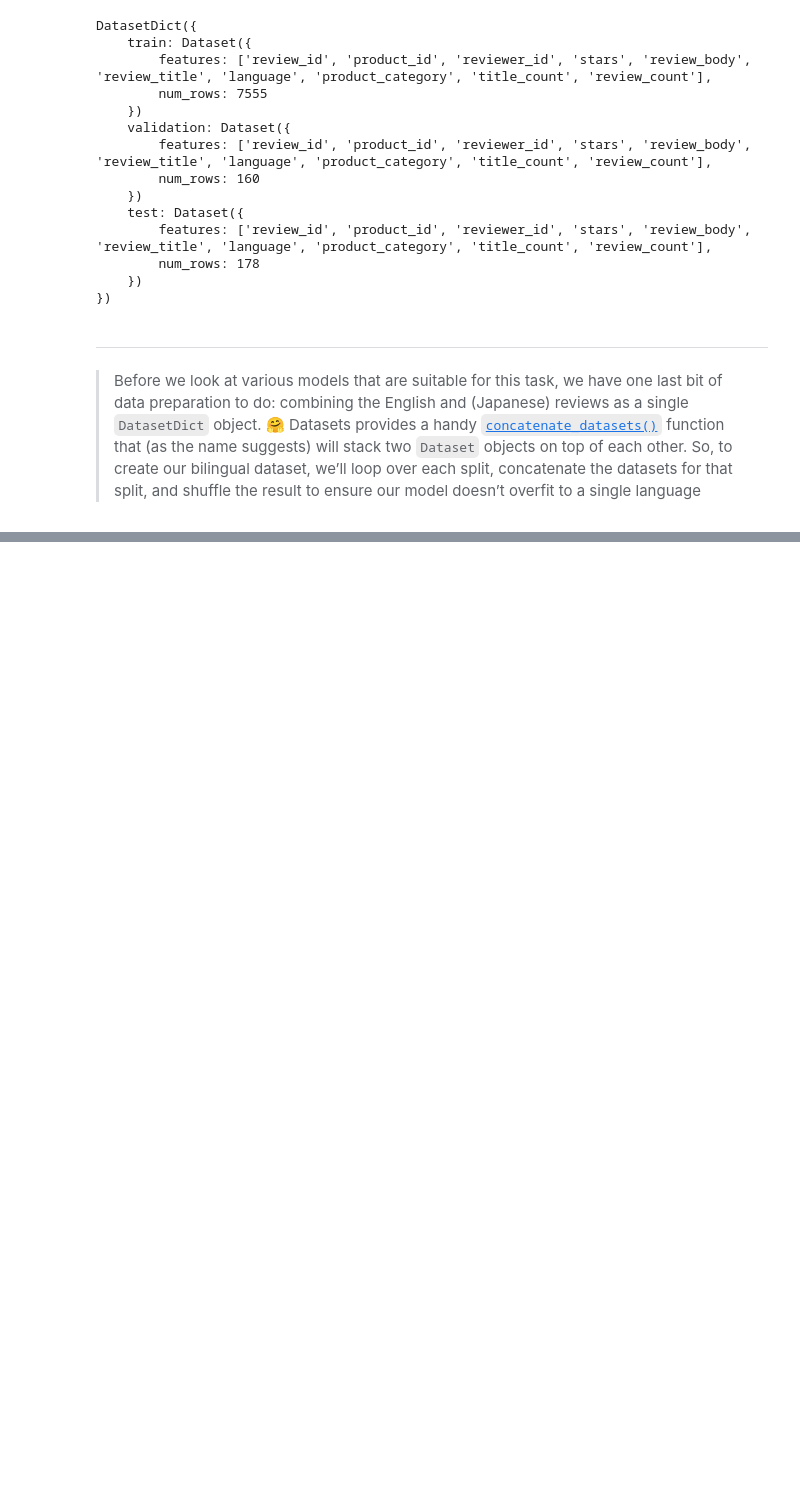
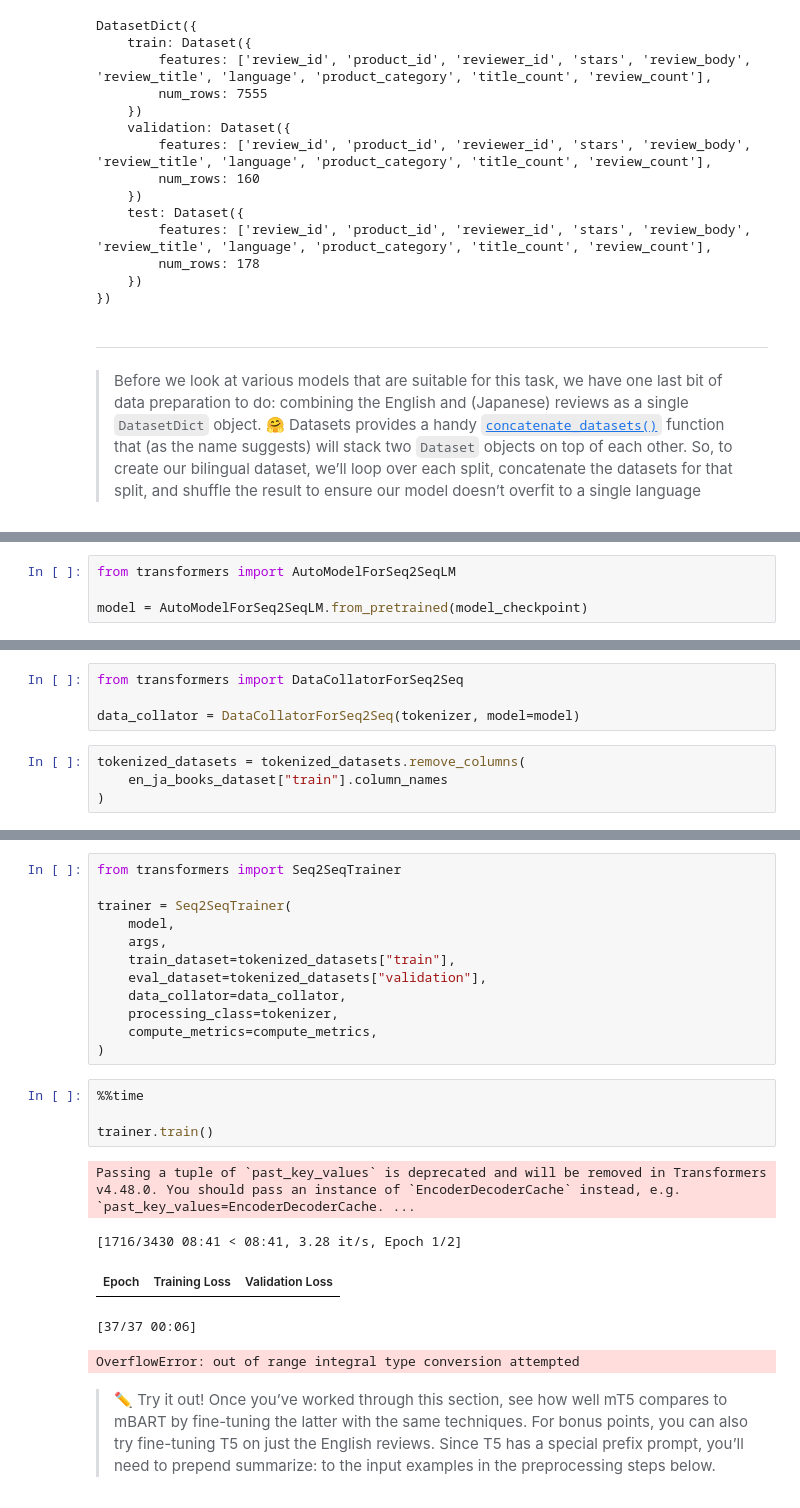
Before and after one commit to buruzaemon/hf-nlp-course, a Jupyter notebook: HF_NLP_Ch7_4_summarization.ipynb, the cells around one changed output, grey strips where cells are left out. Drawn from its saved outputs; the diff is of its cells as text; blank space fills up the shorter version.

```diff
--- a/HF_NLP_Ch7_4_summarization.ipynb
+++ b/HF_NLP_Ch7_4_summarization.ipynb
@@ -398,0 +557,4 @@ DatasetDict({
+# %%
+from transformers import AutoModelForSeq2SeqLM
+
+model = AutoModelForSeq2SeqLM.from_pretrained(model_checkpoint)
@@ -398,0 +616,8 @@ DatasetDict({
+# %%
+from transformers import DataCollatorForSeq2Seq
+
+data_collator = DataCollatorForSeq2Seq(tokenizer, model=model)
+# %%
+tokenized_datasets = tokenized_datasets.remove_columns(
+    en_ja_books_dataset["train"].column_names
+)
@@ -398,0 +645,24 @@ DatasetDict({
+# %%
+from transformers import Seq2SeqTrainer
+
+trainer = Seq2SeqTrainer(
+    model,
+    args,
+    train_dataset=tokenized_datasets["train"],
+    eval_dataset=tokenized_datasets["validation"],
+    data_collator=data_collator,
+    processing_class=tokenizer,
+    compute_metrics=compute_metrics,
+)
+# %%
+%%time
+
+trainer.train()
+# %% [output]
+Passing a tuple of `past_key_values` is deprecated and will be removed in Transformers v4.48.0. You should pass an instance of `EncoderDecoderCache` instead, e.g. `past_key_values=EncoderDecoderCache. ...
+[1716/3430 08:41 < 08:41, 3.28 it/s, Epoch 1/2]
+| Epoch | Training Loss | Validation Loss |
+[37/37 00:06]
+OverflowError: out of range integral type conversion attempted
+# %% [markdown]
+> ✏️ Try it out! Once you’ve worked through this section, see how well mT5 compares to mBART by fine-tuning the latter with the same techniques. For bonus points, you can also try fine-tuning T5 on just the English reviews. Since T5 has a special prefix prompt, you’ll need to prepend summarize: to the input examples in the preprocessing steps below.
```
Also changed, not shown: parts of 28 cells of this notebook.
